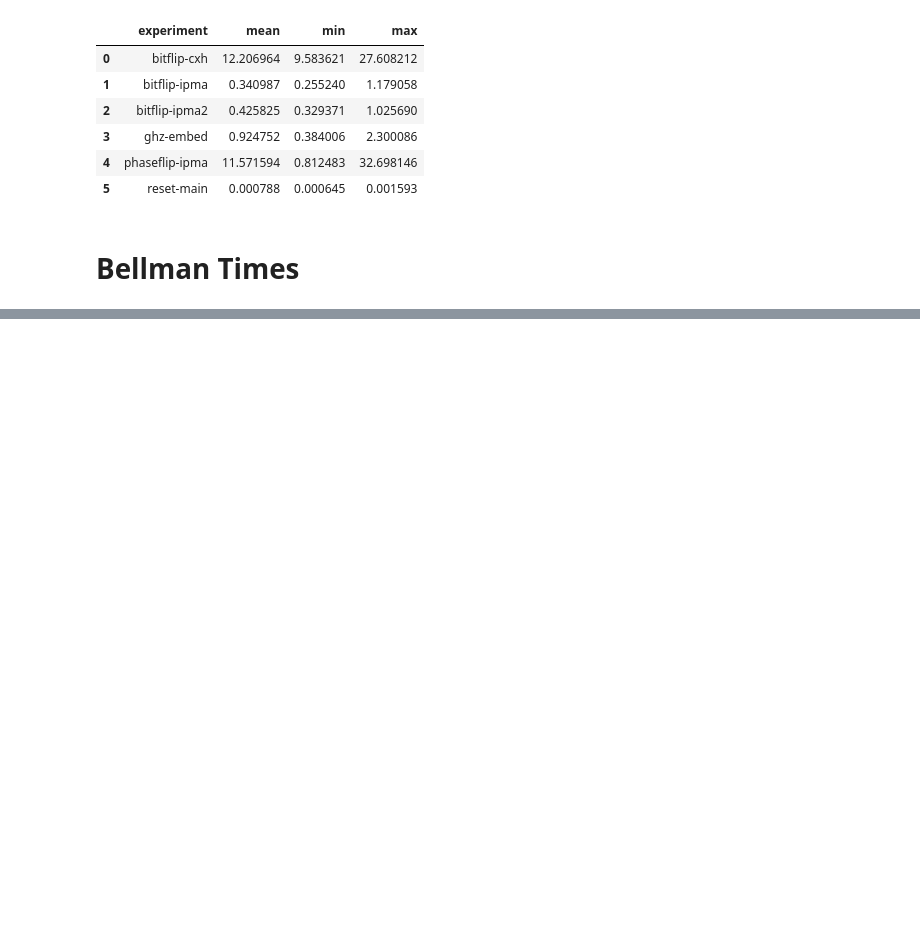
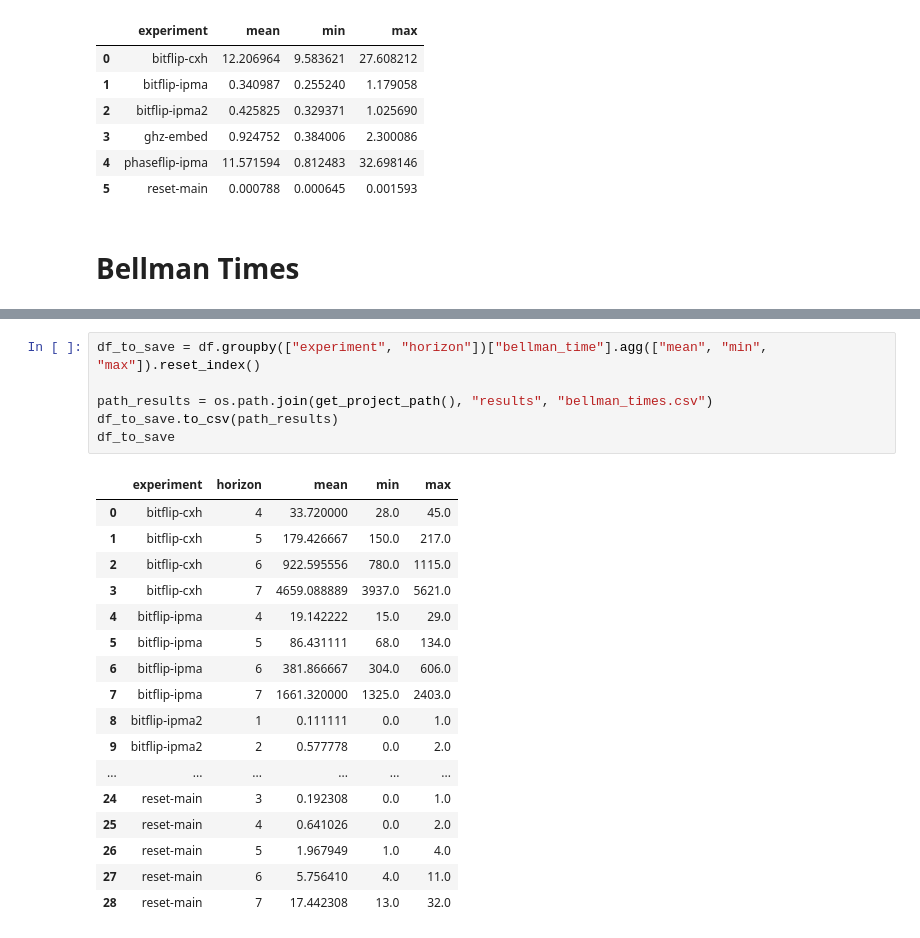
Before and after one commit to smml1996/algorithm_synthesis, a Jupyter notebook: notebooks_pnas/pomdps_sizes_cost.ipynb, the cells around one changed output, grey strips where cells are left out. Saved outputs shown, nothing was run; the diff lists cells and outputs as text; blank space fills up the shorter version.

```diff
--- a/notebooks_pnas/pomdps_sizes_cost.ipynb
+++ b/notebooks_pnas/pomdps_sizes_cost.ipynb
@@ -107,0 +105,24 @@ sns.scatterplot(df, x="horizon", y="bellman_time", hue="experiment")
+# %%
+df_to_save = df.groupby(["experiment", "horizon"])["bellman_time"].agg(["mean", "min", "max"]).reset_index()
+
+path_results = os.path.join(get_project_path(), "results", "bellman_times.csv")
+df_to_save.to_csv(path_results)
+df_to_save
+# %% [output]
+|  | experiment | horizon | mean | min | max |
+| 0 | bitflip-cxh | 4 | 33.720000 | 28.0 | 45.0 |
+| 1 | bitflip-cxh | 5 | 179.426667 | 150.0 | 217.0 |
+| 2 | bitflip-cxh | 6 | 922.595556 | 780.0 | 1115.0 |
+| 3 | bitflip-cxh | 7 | 4659.088889 | 3937.0 | 5621.0 |
+| 4 | bitflip-ipma | 4 | 19.142222 | 15.0 | 29.0 |
+| 5 | bitflip-ipma | 5 | 86.431111 | 68.0 | 134.0 |
+| 6 | bitflip-ipma | 6 | 381.866667 | 304.0 | 606.0 |
+| 7 | bitflip-ipma | 7 | 1661.320000 | 1325.0 | 2403.0 |
+| 8 | bitflip-ipma2 | 1 | 0.111111 | 0.0 | 1.0 |
+| 9 | bitflip-ipma2 | 2 | 0.577778 | 0.0 | 2.0 |
+| ... | ... | ... | ... | ... | ... |
+| 24 | reset-main | 3 | 0.192308 | 0.0 | 1.0 |
+| 25 | reset-main | 4 | 0.641026 | 0.0 | 2.0 |
+| 26 | reset-main | 5 | 1.967949 | 1.0 | 4.0 |
+| 27 | reset-main | 6 | 5.756410 | 4.0 | 11.0 |
+| 28 | reset-main | 7 | 17.442308 | 13.0 | 32.0 |
```
Also changed, not shown: parts of 7 cells of this notebook, 8 other files.
